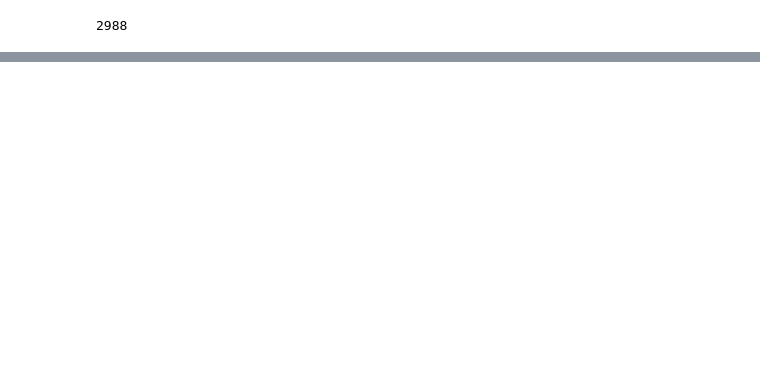
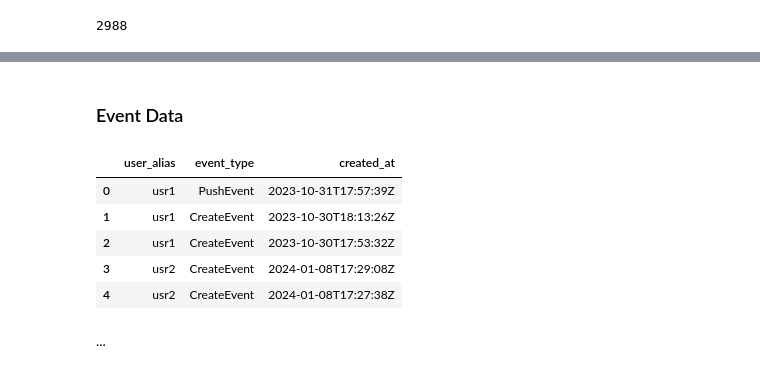
Before and after one commit to kritserv/analyze-how-python-developer-use-github, a Jupyter notebook: data_analysis.ipynb, the cells around one changed output, grey strips where cells are left out. Cells and saved outputs as stored; diff of their text form; code cells hidden in the pictures; blank space fills up the shorter version.

```diff
--- a/data_analysis.ipynb
+++ b/data_analysis.ipynb
@@ -90,0 +154,13 @@ high_follower_starred_data = starred_data[starred_data['user_alias'].isin(high_f
+# %% [markdown]
+### Event Data
+# %%
+event_data.head()
+# %% [output]
+|  | user_alias | event_type | created_at |
+| 0 | usr1 | PushEvent | 2023-10-31T17:57:39Z |
+| 1 | usr1 | CreateEvent | 2023-10-30T18:13:26Z |
+| 2 | usr1 | CreateEvent | 2023-10-30T17:53:32Z |
+| 3 | usr2 | CreateEvent | 2024-01-08T17:29:08Z |
+| 4 | usr2 | CreateEvent | 2024-01-08T17:27:38Z |
+# %% [markdown]
+...
```
Also changed, not shown: parts of 30 cells of this notebook, 1 other file.
